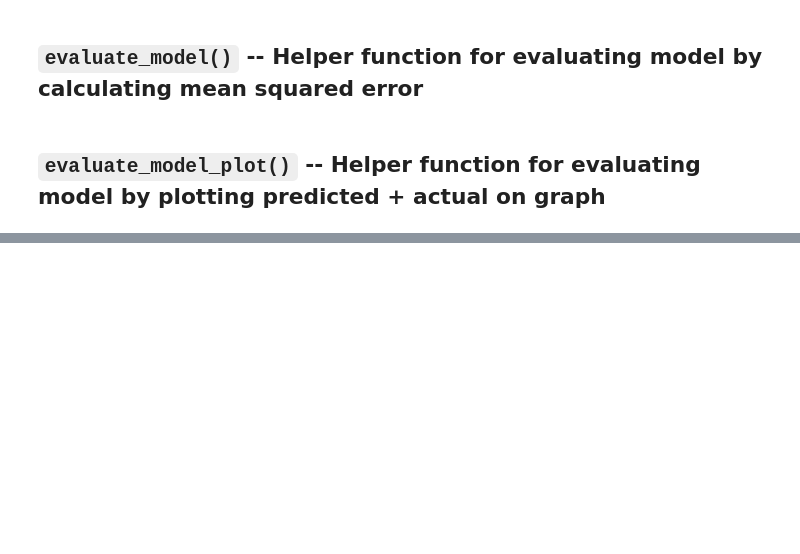
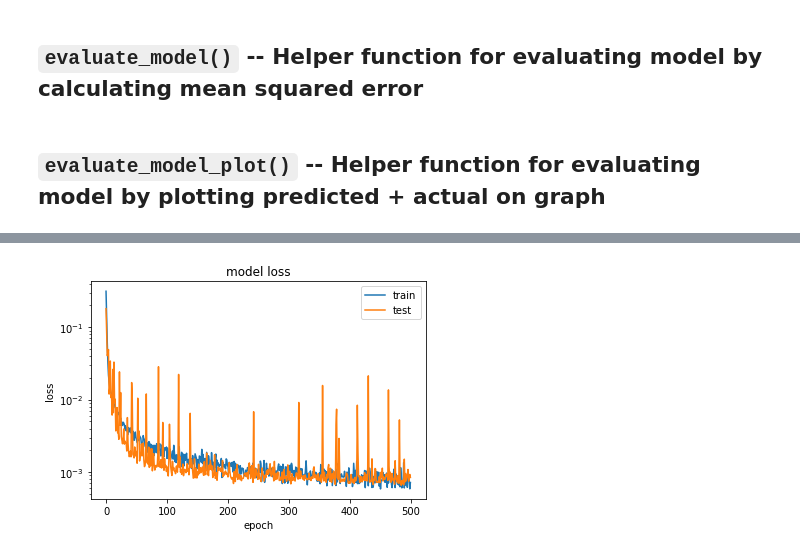
Before and after one commit to pyokagan/carparkdata, a Jupyter notebook: LSTM-clean.ipynb, the cells around one changed output, grey strips where cells are left out. Saved outputs shown, nothing was run; the diff lists cells and outputs as text; code cells hidden in the pictures; blank space fills up the shorter version.

Commit message:
Update model

```diff
--- a/LSTM-clean.ipynb
+++ b/LSTM-clean.ipynb
@@ -280,22 +346,29 @@ def genslide(data, n, m):
 
 We use mean squared error as the error measure.
 # %%
-def train_model(data, n, m, num_lstm_layers, hidden_size, batch_size, epochs):
+def train_model(train_data, eval_data, n, m, num_lstm_layers, hidden_size, batch_size, epochs):
     """
     data: Pandas DataFrame containing the training carpark data.
     n: Number of past data points
     m: Number of output data points to predict
     hidden_size: The number of LSTM units
     """
-    data_inputs, data_targets = genslide(data.values, n, m)
-    assert data_inputs.ndim == 3
-    assert data_targets.ndim == 2
+    train_data_inputs, train_data_targets = genslide(train_data.values, n, m)
+    eval_data_inputs, eval_data_targets = genslide(eval_data.values, n, m)
+    assert train_data_inputs.ndim == 3
+    assert train_data_targets.ndim == 2
+    assert eval_data_inputs.ndim == 3
+    assert eval_data_targets.ndim == 2
     seqs = []
     lstmLayerType = tf.keras.layers.CuDNNLSTM if tf.test.is_gpu_available(cuda_only=True) else tf.keras.layers.LSTM
     for i in range(num_lstm_layers):
         seqs.append(lstmLayerType(hidden_size, return_sequences=(i != num_lstm_layers - 1)))
-    seqs.append(tf.keras.layers.Dense(data_targets.shape[1]))
+    seqs.append(tf.keras.layers.Dense(train_data_targets.shape[1]))
     model = tf.keras.Sequential(seqs)
-    model.compile(loss='mean_squared_error', optimizer='rmsprop')
-    model.fit(data_inputs, data_targets, batch_size=batch_size, epochs=epochs)
-    return model
+    model.compile(loss='mean_squared_error', optimizer=tf.train.RMSPropOptimizer(0.001))
+    cbs = []
+    checkpoint_cb = tf.keras.callbacks.ModelCheckpoint('./tmp.hdf5', monitor='val_loss', save_best_only=True, save_weights_only=True)
+    cbs.append(checkpoint_cb)
+    history = model.fit(train_data_inputs, train_data_targets, validation_data=(eval_data_inputs, eval_data_targets), batch_size=batch_size, epochs=epochs, callbacks=cbs)
+    model.load_weights('./tmp.hdf5')
+    return model, history
@@ -302,3 +377,13 @@ def train_model(data, n, m, num_lstm_layers, hidden_size, batch_size, epochs):
+# %%
+def train_plot(history):
+    plt.plot(history.history['loss'])
+    plt.plot(history.history['val_loss'])
+    plt.title('model loss')
+    plt.ylabel('loss')
+    plt.xlabel('epoch')
+    plt.yscale('log')
+    plt.legend(['train', 'test'], loc='upper right')
+    plt.show()
 # %% [markdown]
 ## `evaluate_model()` -- Helper function for evaluating model by calculating mean squared error
 # %%
@@ -336,0 +428,10 @@ As an example of putting all the functions above, we train a model on carpark BH
+# %%
+%%time
+data = dataset['BHMBCCMKT01']
+n, m = 12, 4  # Predict 2 hour ahead using 6 hours worth of past data
+train_set, eval_set, capacity = split_by_week(data, validation_size=2)
+model, history = train_model(train_set, eval_set, n, m,
+                    num_lstm_layers=1,
+                    hidden_size=40,
+                    batch_size=32,
+                    epochs=500)
@@ -336,0 +456,4 @@ As an example of putting all the functions above, we train a model on carpark BH
+# %%
+train_plot(history)
+# %% [output]
+[figure, added]
```
Also changed, not shown: parts of 35 cells of this notebook.
